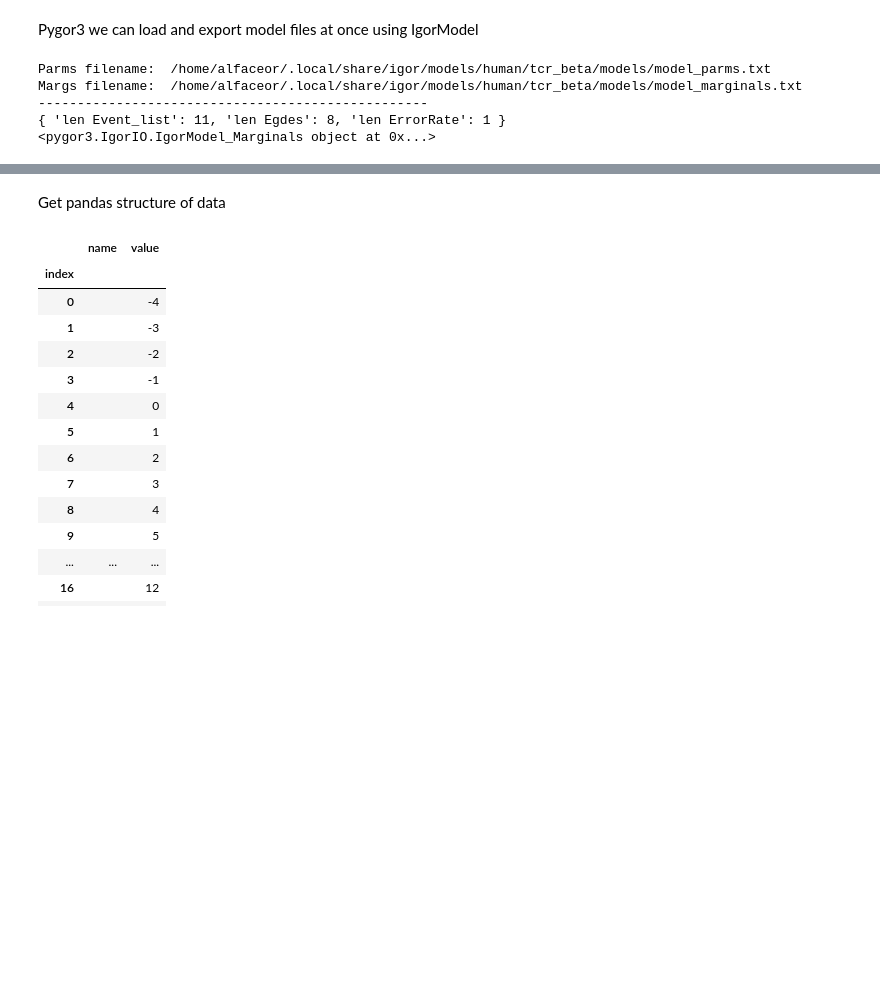
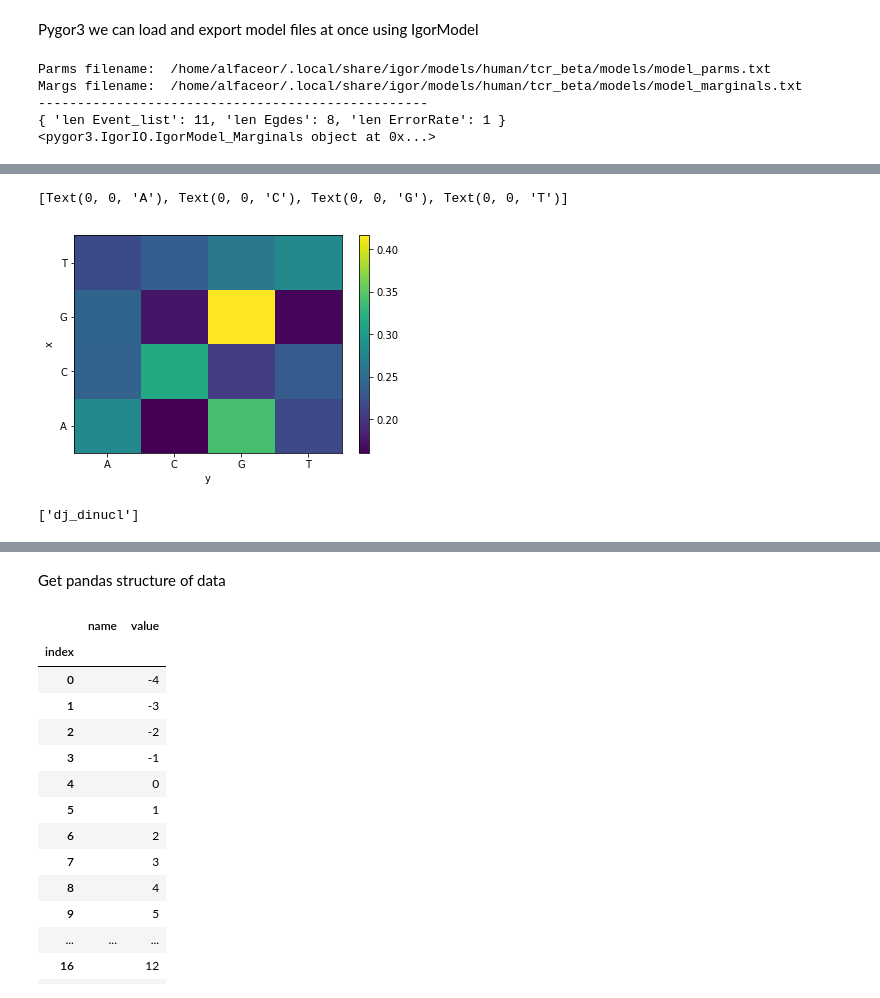
Before and after one commit to statbiophys/pygor3, a Jupyter notebook: Documentation.ipynb, the cells around one changed output, grey strips where cells are left out. Drawn from its saved outputs; the diff is of its cells as text; code cells hidden in the pictures; blank space fills up the shorter version.

```diff
--- a/Documentation.ipynb
+++ b/Documentation.ipynb
@@ -56,0 +110,13 @@ Margs filename:  /home/alfaceor/.local/share/igor/models/human/tcr_beta/models/m
+# %%
+import matplotlib.pyplot as plt
+fig,ax = plt.subplots()
+xr.plot.imshow(nda, ax=ax, xticks=nt, yticks=nt, add_labels=True)
+ax.set_xticklabels(str_nt)
+ax.set_yticklabels(str_nt)
+# %% [output]
+[Text(0, 0, 'A'), Text(0, 0, 'C'), Text(0, 0, 'G'), Text(0, 0, 'T')]
+[figure, added]
+# %%
+mdl.marginals.network_dict[strEvent]
+# %% [output]
+['dj_dinucl']
```
Also changed, not shown: parts of 12 cells of this notebook, 4 other files.
